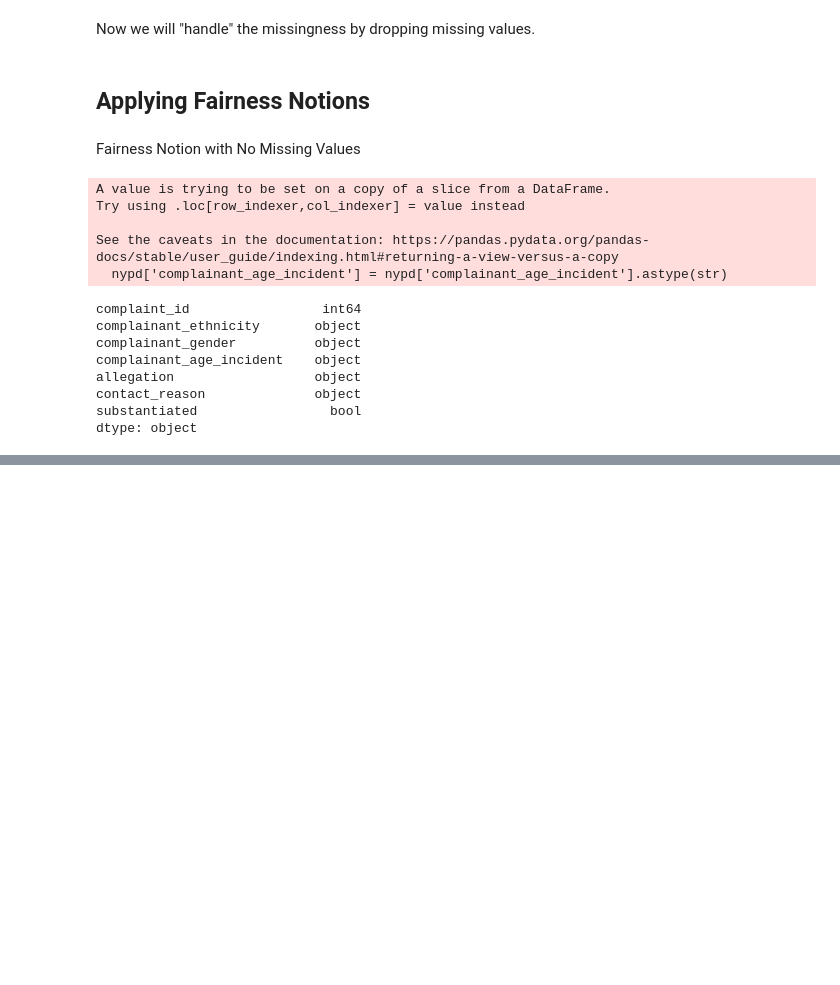
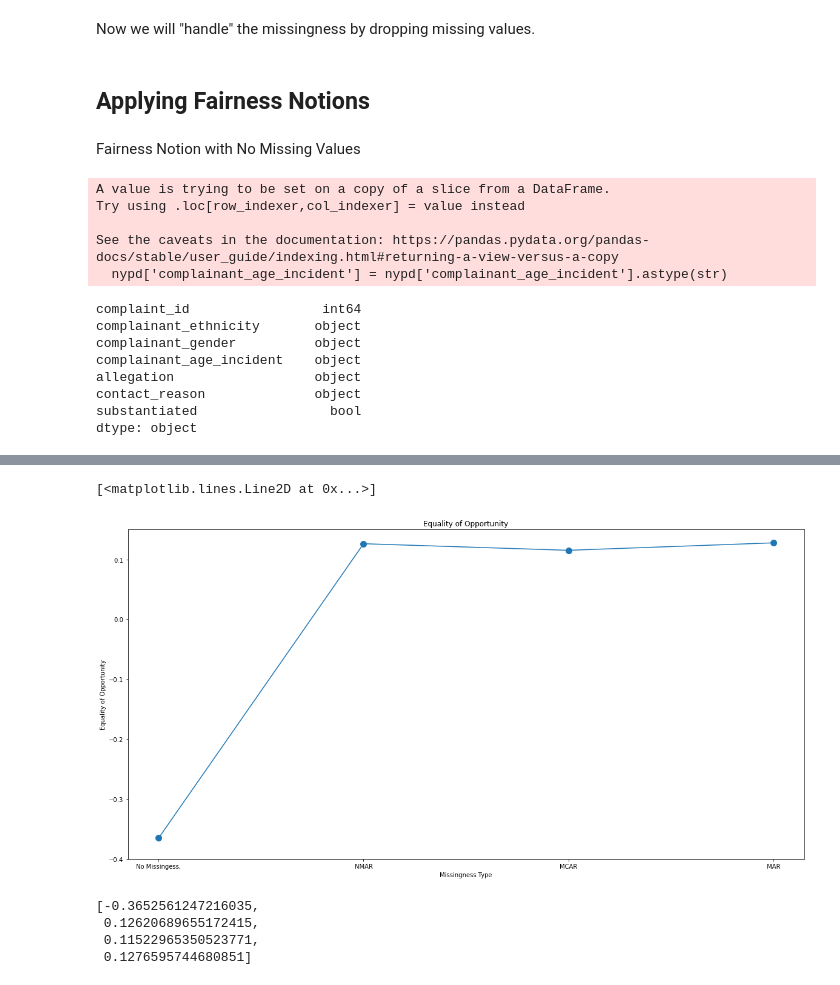
Before and after one commit to alecpanattoni/DSC180BProject, a Jupyter notebook: run.ipynb, the cells around one changed output, grey strips where cells are left out. Cells and saved outputs as stored; diff of their text form; code cells hidden in the pictures; blank space fills up the shorter version.

```diff
--- a/run.ipynb
+++ b/run.ipynb
@@ -263,0 +348,18 @@ Equality of opportunity: 0.19298245614035087
+# %%
+plt.figure(figsize = (20, 10))
+plt.title('Equality of Opportunity')
+plt.xlabel('Missingness Type')
+plt.ylabel('Equality of Opportunity')
+#plt.yticks((np.arange(0, max(par)+1, 0.001)))
+plt.ylim(-0.4, 0.15)
+plt.plot(labels, opp, marker='.', markersize = 20)
+# %% [output]
+[<matplotlib.lines.Line2D at 0x...>]
+[figure, added]
+# %%
+o
+# %% [output]
+[-0.3652561247216035,
+ 0.12620689655172415,
+ 0.11522965350523771,
+ 0.1276595744680851]
```
Also changed, not shown: parts of 26 cells of this notebook.
